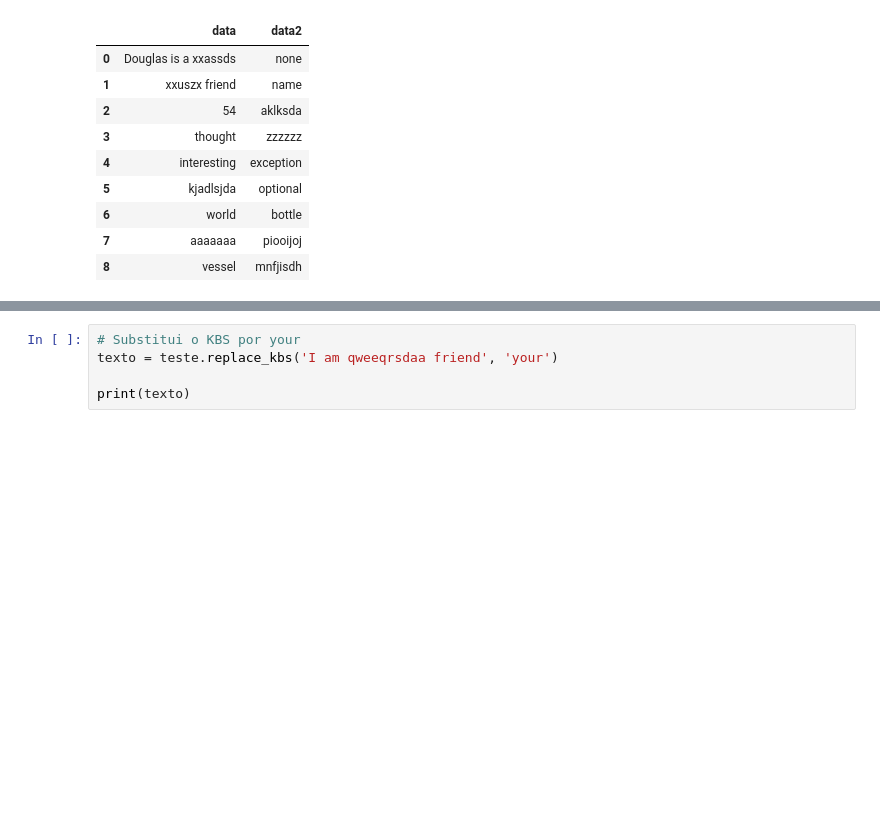
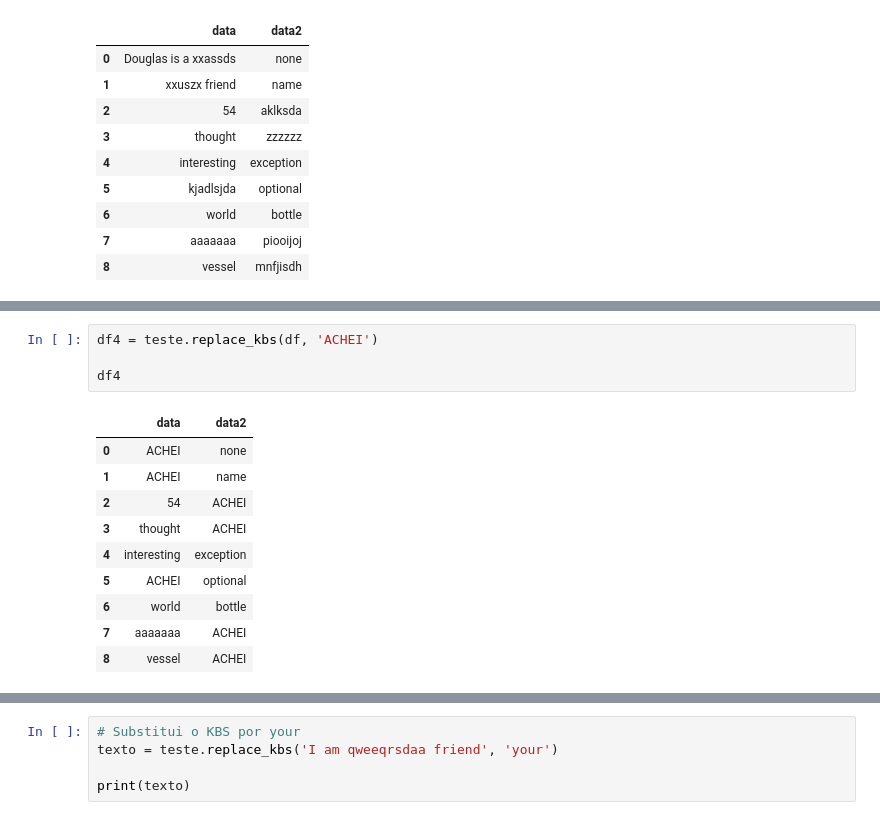
Before and after one commit to nowyouseeithaha/2022-2-IsItKbs, a Jupyter notebook: notebooks/ks_object.ipynb, the cells around one changed output, grey strips where cells are left out. Cells and saved outputs as stored; diff of their text form; blank space fills up the shorter version.

```diff
--- a/notebooks/ks_object.ipynb
+++ b/notebooks/ks_object.ipynb
@@ -306,3 +331,18 @@ display(df2)
+# %%
+df4 = teste.replace_kbs(df, 'ACHEI')
+
+df4
+# %% [output]
+|  | data | data2 |
+| 0 | ACHEI | none |
+| 1 | ACHEI | name |
+| 2 | 54 | ACHEI |
+| 3 | thought | ACHEI |
+| 4 | interesting | exception |
+| 5 | ACHEI | optional |
+| 6 | world | bottle |
+| 7 | aaaaaaa | ACHEI |
+| 8 | vessel | ACHEI |
 # %%
 # Apagar toda a linha que tenha um KBS (onde está itskbs)
 
```
Also changed, not shown: parts of 5 cells of this notebook, 7 other files.
